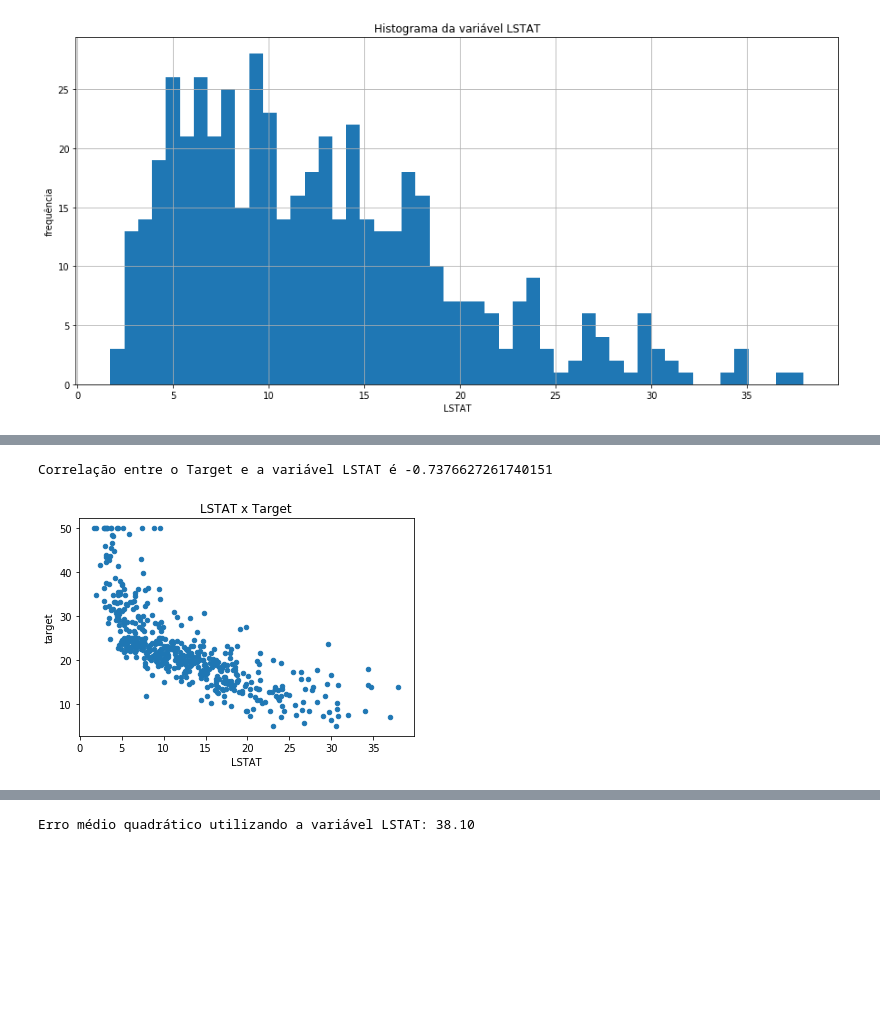
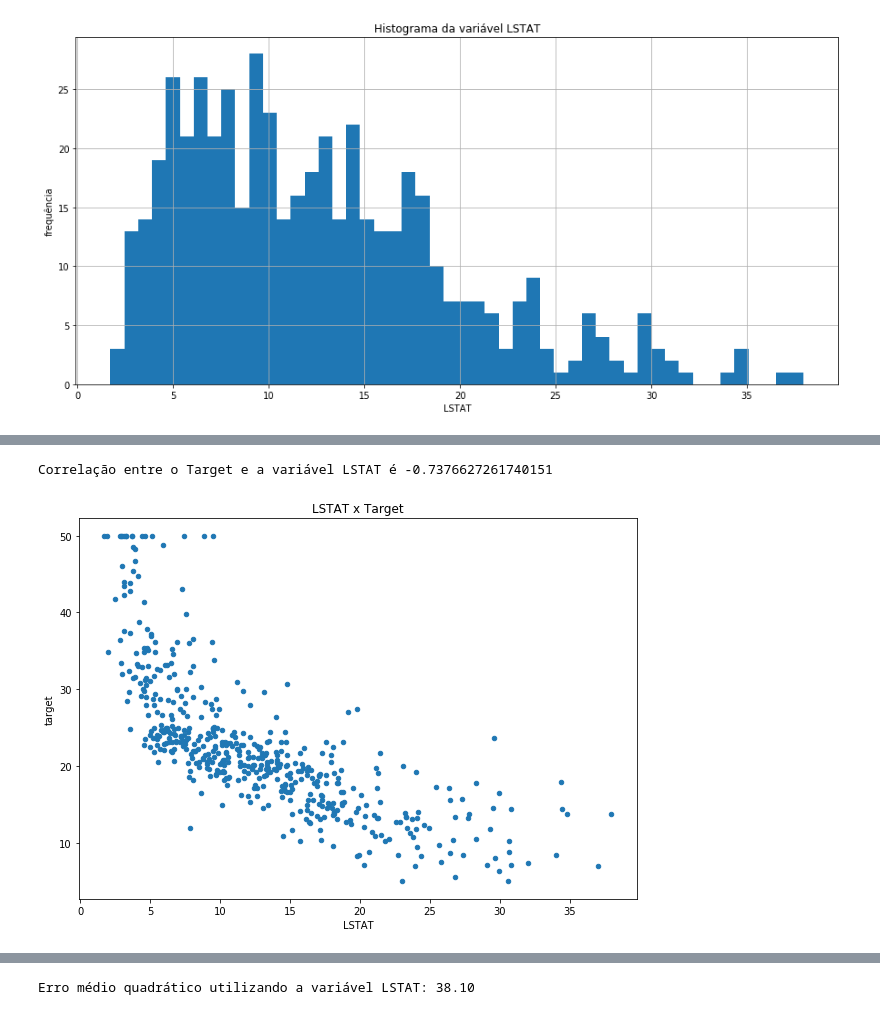
Before and after one commit to somostera/tera-datascience-out2018, a Jupyter notebook: 15-linear-regression/slides-linear-regression-solutions.ipynb, the cells around one changed output, grey strips where cells are left out. Cells and saved outputs as stored; diff of their text form; code cells hidden in the pictures; blank space fills up the shorter version.

```diff
--- a/15-linear-regression/slides-linear-regression-solutions.ipynb
+++ b/15-linear-regression/slides-linear-regression-solutions.ipynb
@@ -352,11 +354,11 @@ _ = plt.title('Boxplot da variável LSTAT')
 # %%
 # Variável target x variável LSTAT
-_ = boston_data.plot.scatter(x='LSTAT', y='target')
+_ = boston_data.plot.scatter(x='LSTAT', y='target', figsize=(10, 7))
 _ = plt.title('LSTAT x Target')
 print('Correlação entre o Target e a variável LSTAT é {}'.format(boston_data.target.corr(boston_data.LSTAT)))
 # %% [output]
 Correlação entre o Target e a variável LSTAT é -0.7376627261740151
-[figure, old version]
+[figure, new version]
 # %%
 # Variável target x variável LSTAT
 # Observe que a correlação entre estas variáveis é parecida em módulo
```
Also changed, not shown: parts of 11 cells of this notebook.
